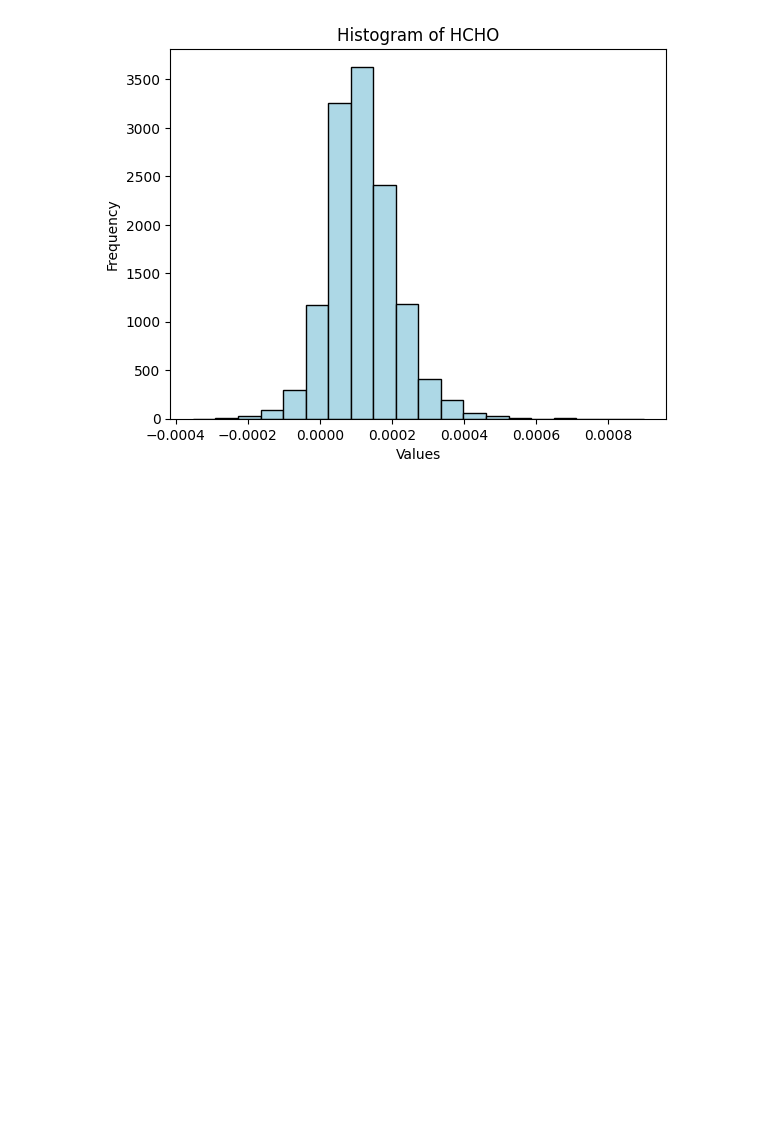
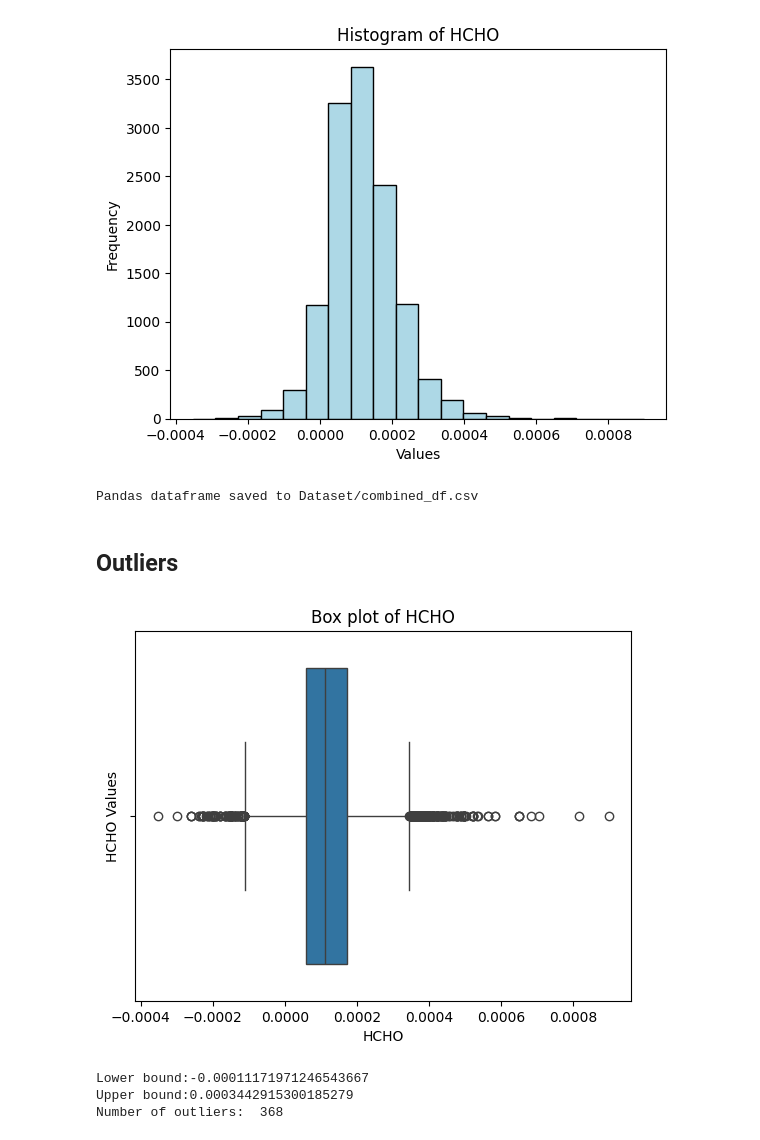
Before and after one commit to HJayashan/HCHO-Prediction, a Jupyter notebook: Data-preprocessing.ipynb, the cells around one changed output. Drawn from its saved outputs; the diff is of its cells as text; code cells hidden in the pictures; blank space fills up the shorter version.

Commit message:
handled 1 outlier

```diff
--- a/Data-preprocessing.ipynb
+++ b/Data-preprocessing.ipynb
@@ -333,3 +343,15 @@ plt.title('Histogram of HCHO')
 plt.show()
 # %% [output]
 [figure]
+# %%
+pandas_df = combined_df.toPandas()
+
+output = 'Dataset/combined_df.csv'
+
+pandas_df.to_csv(output, index=False)
+
+print(f"Pandas dataframe saved to {output}")
+# %% [output]
+Pandas dataframe saved to Dataset/combined_df.csv
+# %% [markdown]
+## Outliers
@@ -335,0 +361,32 @@ plt.show()
+# %%
+sns.boxplot(x=pandas_df['HCHO'])
+plt.ylabel('HCHO Values')
+plt.title('Box plot of HCHO')
+
+plt.show()
+# %% [output]
+[figure, added]
+# %%
+# calculate Q1, Q3 and IQR
+Q1 = pandas_df['HCHO'].quantile(0.25)
+Q3 = pandas_df['HCHO'].quantile(0.75)
+
+IQR = Q3 - Q1
+
+# define lower and upper bounds for outliers
+lower_bound = Q1 - 1.5 * IQR
+upper_bound = Q3 + 1.5 * IQR
+
+print(f"Lower bound:{lower_bound}")
+print(f"Upper bound:{upper_bound}")
+
+# identify outliers
+cleaned_df = pandas_df[(pandas_df['HCHO'] >= lower_bound) & (pandas_df['HCHO'] <= upper_bound)]
+
+# count the number of outliers
+num_outliers = len(pandas_df) - len(cleaned_df)
+print('Number of outliers: ', num_outliers)
+# %% [output]
+Lower bound:-0.00011171971246543667
+Upper bound:0.0003442915300185279
+Number of outliers:  368
```
Also changed, not shown: parts of 3 cells of this notebook, 1 other file.
